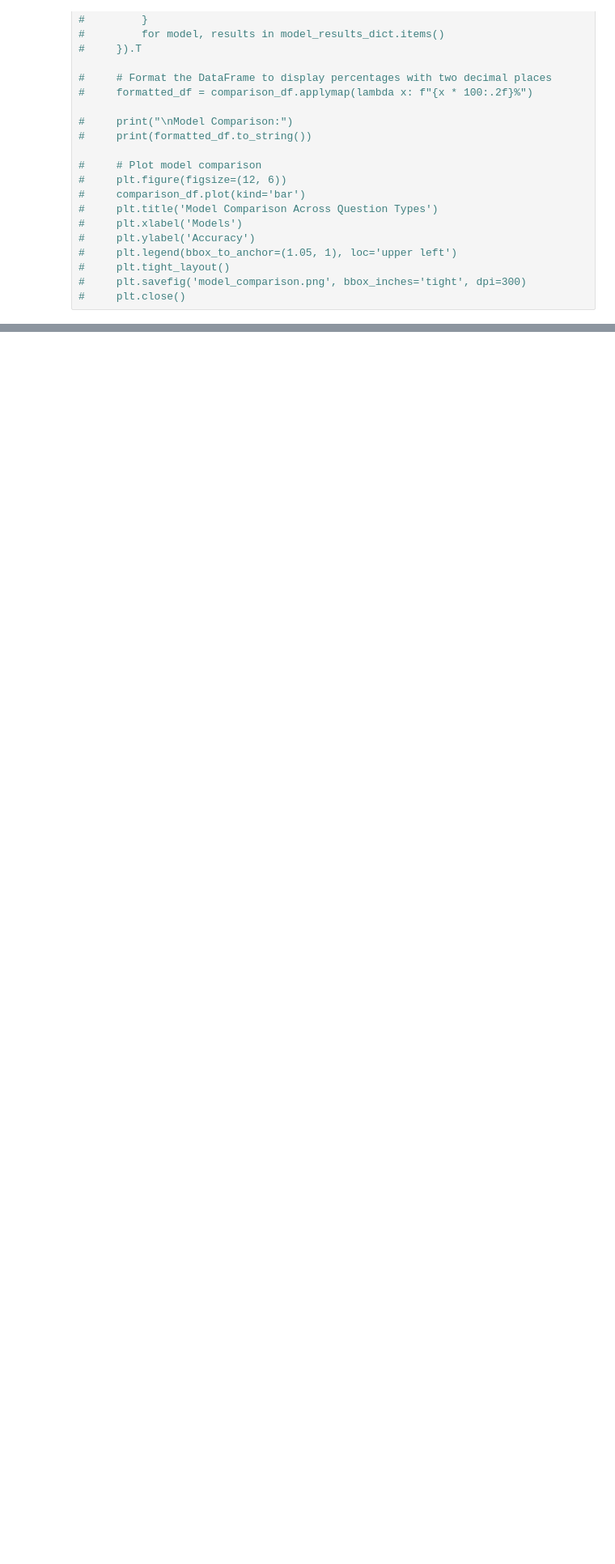
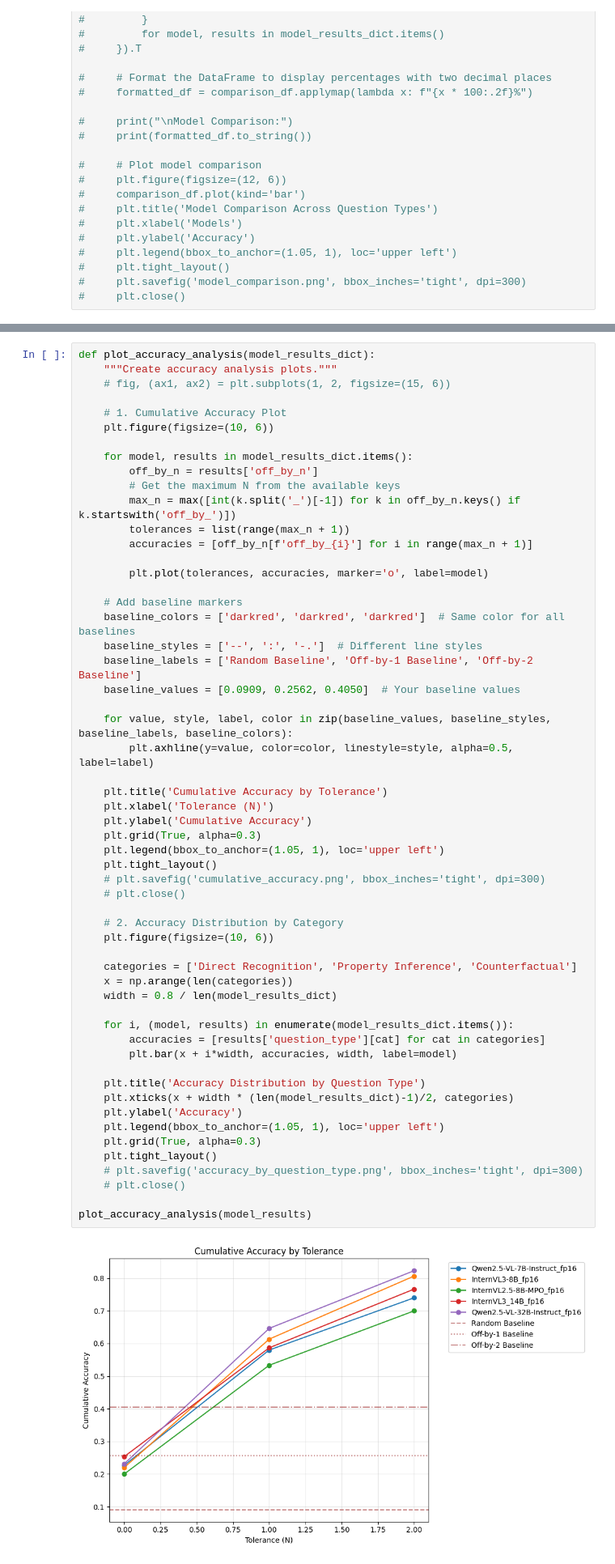
Before and after one commit to AbhishekKolari/ORBIT, a Jupyter notebook: analyse_results.ipynb, the cells around one changed output, grey strips where cells are left out. Shown at 81% size. Saved outputs shown, nothing was run; the diff lists cells and outputs as text; blank space fills up the shorter version.

```diff
--- a/analyse_results.ipynb
+++ b/analyse_results.ipynb
@@ -730,0 +769,58 @@ plot_error_bubbles(model_results)
+# %%
+def plot_accuracy_analysis(model_results_dict):
+    """Create accuracy analysis plots."""
+    # fig, (ax1, ax2) = plt.subplots(1, 2, figsize=(15, 6))
+
+    # 1. Cumulative Accuracy Plot
+    plt.figure(figsize=(10, 6))
+
+    for model, results in model_results_dict.items():
+        off_by_n = results['off_by_n']
+        # Get the maximum N from the available keys
+        max_n = max([int(k.split('_')[-1]) for k in off_by_n.keys() if k.startswith('off_by_')])
+        tolerances = list(range(max_n + 1))
+        accuracies = [off_by_n[f'off_by_{i}'] for i in range(max_n + 1)]
+
+        plt.plot(tolerances, accuracies, marker='o', label=model)
+
+    # Add baseline markers
+    baseline_colors = ['darkred', 'darkred', 'darkred']  # Same color for all baselines
+    baseline_styles = ['--', ':', '-.']  # Different line styles
+    baseline_labels = ['Random Baseline', 'Off-by-1 Baseline', 'Off-by-2 Baseline']
+    baseline_values = [0.0909, 0.2562, 0.4050]  # Your baseline values
+
+    for value, style, label, color in zip(baseline_values, baseline_styles, baseline_labels, baseline_colors):
+        plt.axhline(y=value, color=color, linestyle=style, alpha=0.5, label=label)
+
+    plt.title('Cumulative Accuracy by Tolerance')
+    plt.xlabel('Tolerance (N)')
+    plt.ylabel('Cumulative Accuracy')
+    plt.grid(True, alpha=0.3)
+    plt.legend(bbox_to_anchor=(1.05, 1), loc='upper left')
+    plt.tight_layout()
+    # plt.savefig('cumulative_accuracy.png', bbox_inches='tight', dpi=300)
+    # plt.close()
+
+    # 2. Accuracy Distribution by Category
+    plt.figure(figsize=(10, 6))
+
+    categories = ['Direct Recognition', 'Property Inference', 'Counterfactual']
+    x = np.arange(len(categories))
+    width = 0.8 / len(model_results_dict)
+
+    for i, (model, results) in enumerate(model_results_dict.items()):
+        accuracies = [results['question_type'][cat] for cat in categories]
+        plt.bar(x + i*width, accuracies, width, label=model)
+
+    plt.title('Accuracy Distribution by Question Type')
+    plt.xticks(x + width * (len(model_results_dict)-1)/2, categories)
+    plt.ylabel('Accuracy')
+    plt.legend(bbox_to_anchor=(1.05, 1), loc='upper left')
+    plt.grid(True, alpha=0.3)
+    plt.tight_layout()
+    # plt.savefig('accuracy_by_question_type.png', bbox_inches='tight', dpi=300)
+    # plt.close()
+
+plot_accuracy_analysis(model_results)
+# %% [output]
+[figure, added]
```
Also changed, not shown: parts of 16 cells of this notebook, 21 other files.
